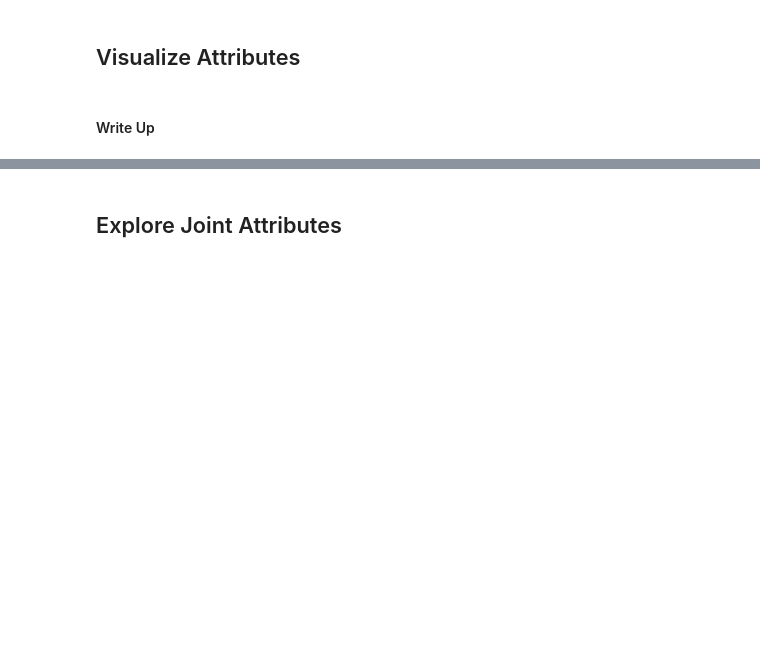
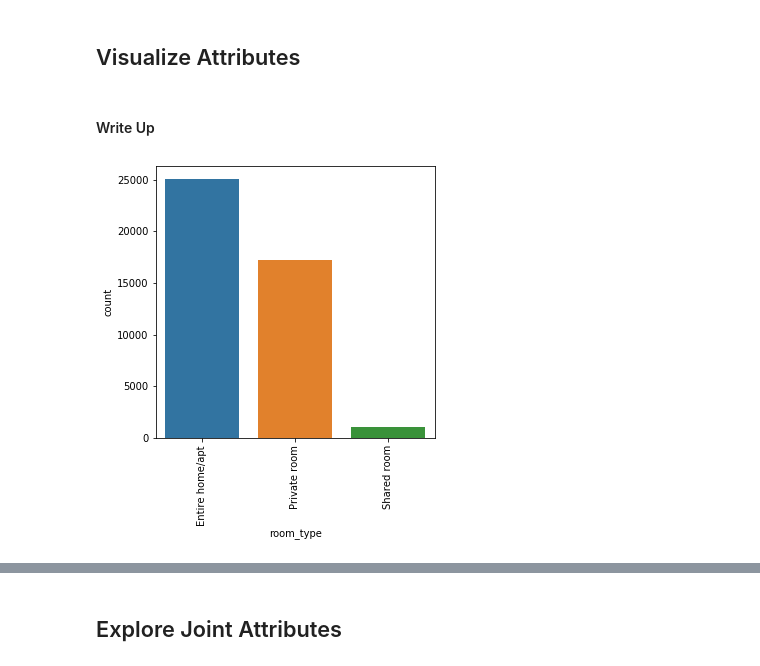
Before and after one commit to allenmiller17/SMU_7331_ML1_Project_1, a Jupyter notebook: Project 1 Final Write Up.ipynb, the cells around one changed output, grey strips where cells are left out. Cells and saved outputs as stored; diff of their text form; code cells hidden in the pictures; blank space fills up the shorter version.

```diff
--- a/Project 1 Final Write Up.ipynb
+++ b/Project 1 Final Write Up.ipynb
@@ -55,0 +54,9 @@ pdata['price'] = np.exp(pdata.log_price)
+# %%
+#Code
+#Looking at the distribution of Room Type
+plt.figure(figsize=(5,5))
+sns.countplot(pdata['room_type'])
+plt.xticks(rotation=90)
+plt.show()
+# %% [output]
+[figure, added]
```
Also changed, not shown: parts of 15 cells of this notebook, 1 other file.
